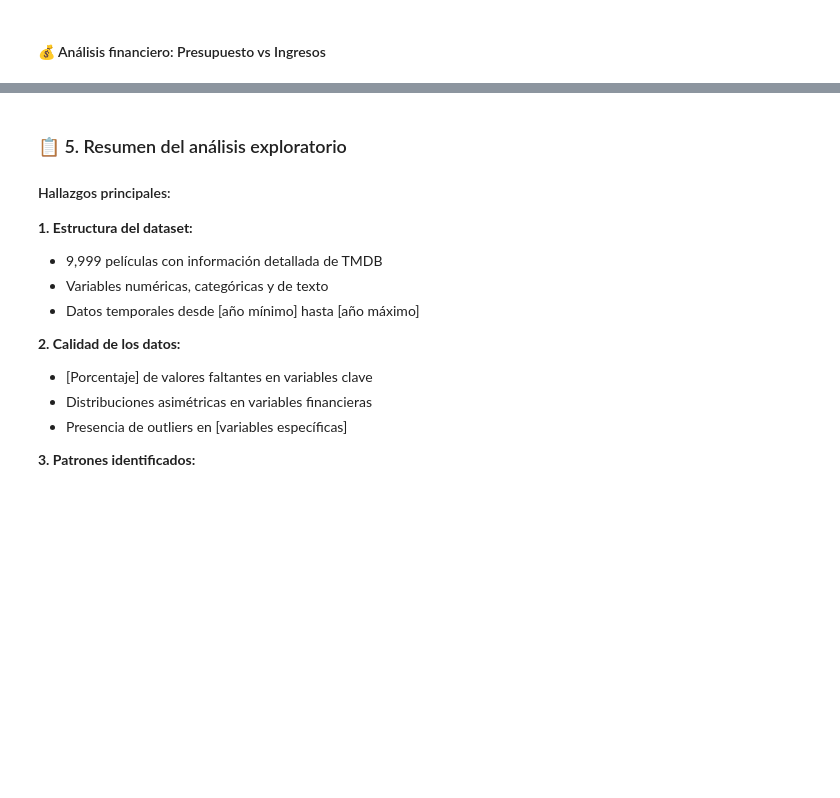
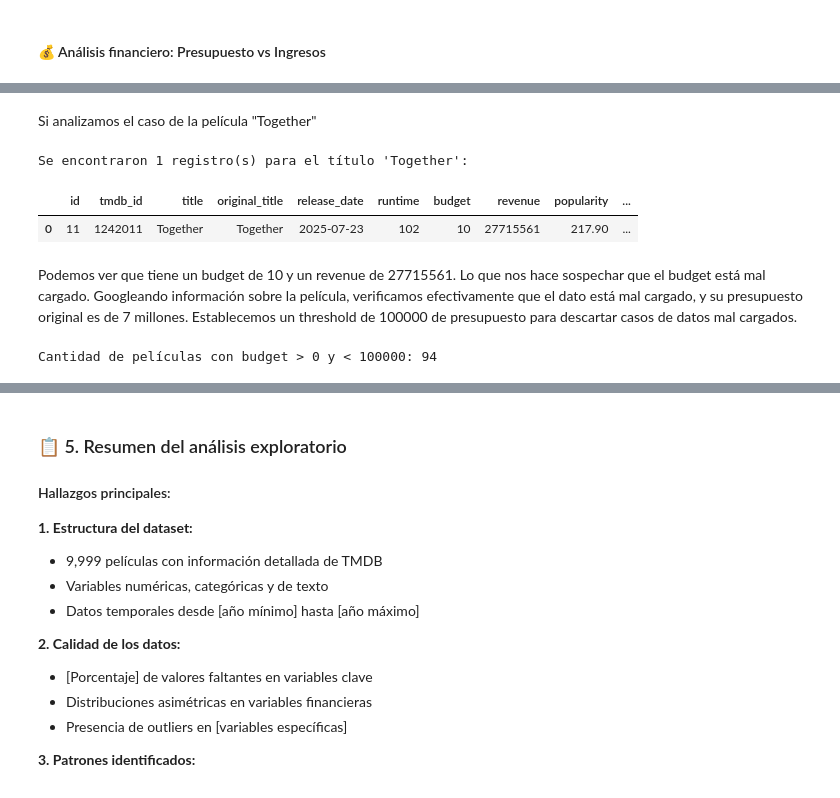
Before and after one commit to david-wis/filmining-scraper, a Jupyter notebook: notebooks/tp2.ipynb, the cells around one changed output, grey strips where cells are left out. Drawn from its saved outputs; the diff is of its cells as text; code cells hidden in the pictures; blank space fills up the shorter version.

```diff
--- a/notebooks/tp2.ipynb
+++ b/notebooks/tp2.ipynb
@@ -907,0 +851,36 @@ display(top_by_lang[cols_show])
+# %% [markdown]
+Si analizamos el caso de la película "Together"
+# %%
+# Buscar película por título (case-insensitive)
+query_title = "Together"
+mask_exact = df_movies['title'].str.lower() == query_title.lower()
+results = df_movies[mask_exact]
+
+# Si no hay coincidencia exacta, intentar contains (por si hay espacios/puntuación)
+if results.empty:
+    mask_contains = df_movies['title'].str.lower().str.contains(query_title.lower(), na=False)
+    results = df_movies[mask_contains]
+
+if results.empty:
+    print(f"No se encontró ninguna película con título '{query_title}' (insensible a mayúsculas).")
+else:
+    print(f"Se encontraron {len(results)} registro(s) para el título '{query_title}':")
+    cols = ['id','tmdb_id','title','original_title','release_date','runtime',
+            'budget','revenue','popularity','vote_average','vote_count','original_language']
+    # Mostrar todas las columnas disponibles de interés que existan en el dataframe
+    cols = [c for c in cols if c in df_movies.columns]
+    display(results[cols].reset_index(drop=True))
+# %% [output]
+Se encontraron 1 registro(s) para el título 'Together':
+|  | id | tmdb_id | title | original_title | release_date | runtime | budget | revenue | popularity | ... |
+| 0 | 11 | 1242011 | Together | Together | 2025-07-23 | 102 | 10 | 27715561 | 217.90 | ... |
+# %% [markdown]
+Podemos ver que tiene un budget de 10 y un revenue de 27715561. Lo que nos hace sospechar que el budget está mal cargado.
+Googleando información sobre la película, verificamos efectivamente que el dato está mal cargado, y su presupuesto original es de 7 millones.
+Establecemos un threshold de 100000 de presupuesto para descartar casos de datos mal cargados.
+# %%
+# Contar filas con revenue > 0 y < 100000
+count_low_revenue = df_movies[(df_movies['budget'] > 0) & (df_movies['budget'] < 100000)].shape[0]
+print(f"Cantidad de películas con budget > 0 y < 100000: {count_low_revenue}")
+# %% [output]
+Cantidad de películas con budget > 0 y < 100000: 94
```
Also changed, not shown: parts of 17 cells of this notebook.
